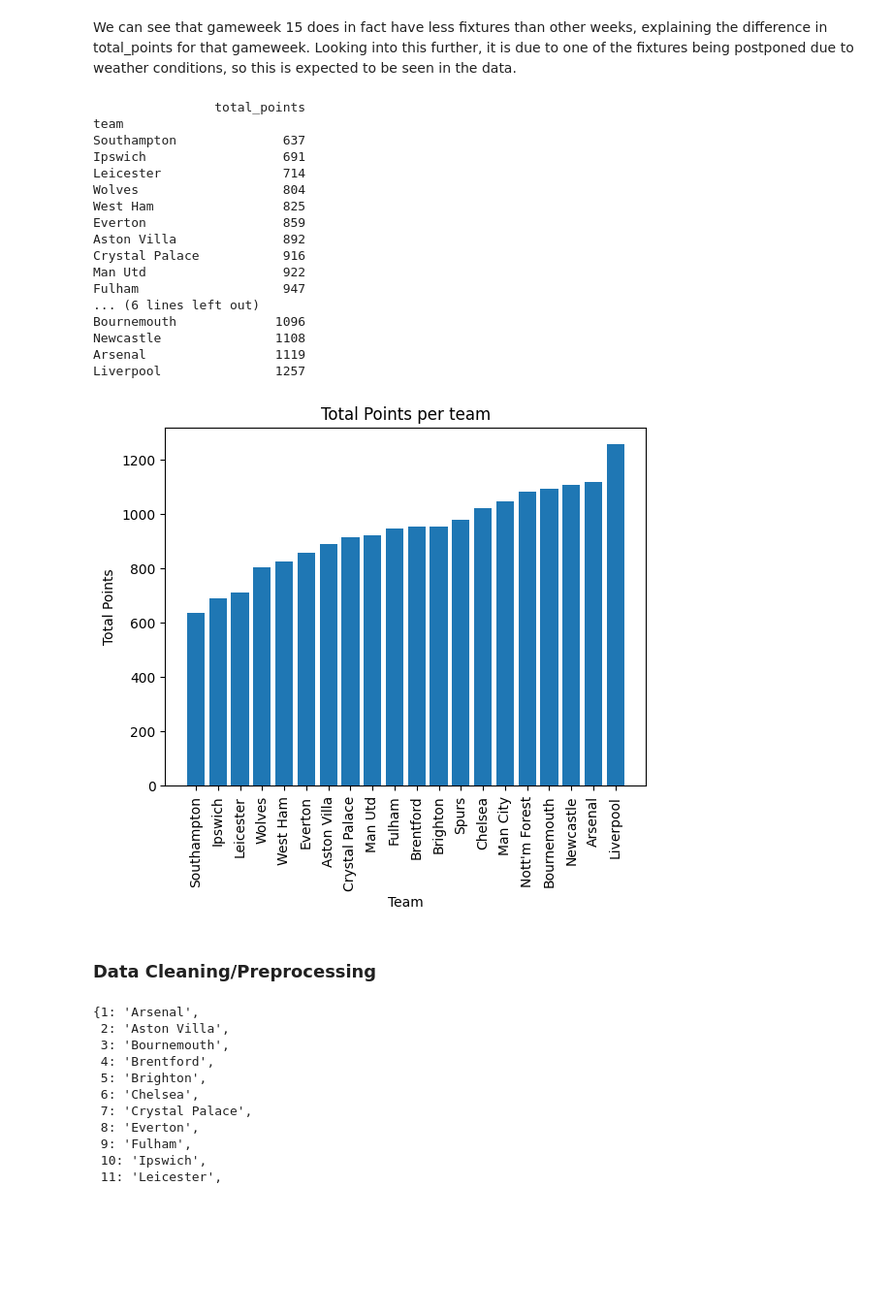
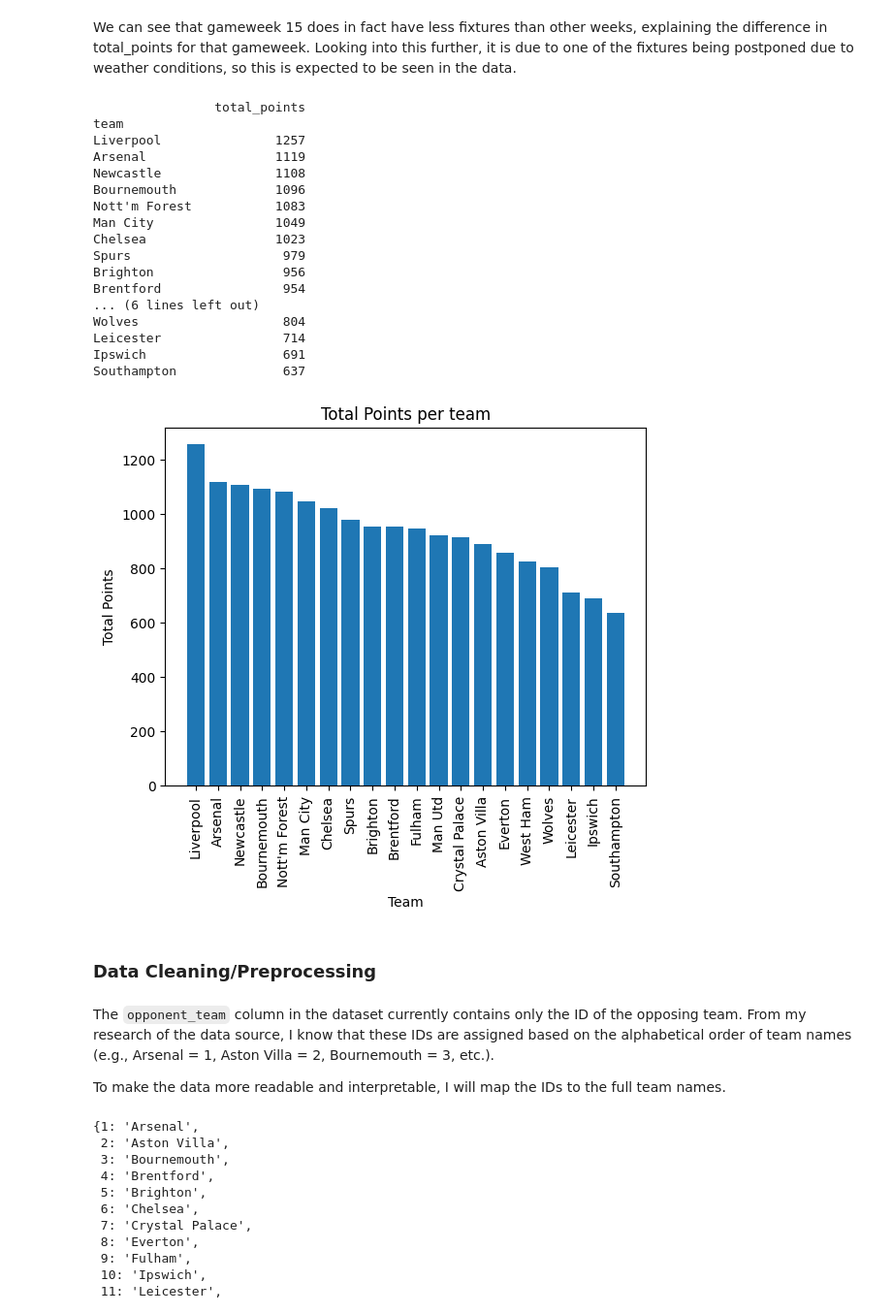
Before and after one commit to mattfurey1/fpl_points_predictor, a Jupyter notebook: project.ipynb, the cells around one changed output. Shown at 97% size. Saved outputs shown, nothing was run; the diff lists cells and outputs as text; code cells hidden in the pictures; blank space fills up the shorter version.

```diff
--- a/project.ipynb
+++ b/project.ipynb
@@ -263,38 +263,42 @@ df.groupby('GW').nunique()[['fixture']].rename(columns={'fixture' : 'unique_fixt
 We can see that gameweek 15 does in fact have less fixtures than other weeks, explaining the difference in total_points for that gameweek. Looking into this further, it is due to one of the fixtures being postponed due to weather conditions, so this is expected to be seen in the data.
 # %%
 # plot and inspect the total points per team
-gameweek_total_points = df.groupby('team').sum(numeric_only=True)[['total_points']].sort_values(by='total_points', ascending=True)
+gameweek_total_points = df.groupby('team').sum(numeric_only=True)[['total_points']].sort_values(by='total_points', ascending=False)
 
 print(gameweek_total_points, "\n")
 
 plt.bar(x=gameweek_total_points.index, height=gameweek_total_points['total_points'])
 
 plt.title('Total Points per team')
 plt.xlabel('Team')
 plt.ylabel('Total Points')
 plt.xticks(rotation=90)
 plt.show()
 # %% [output]
                 total_points
 team
+Liverpool               1257
+Arsenal                 1119
+Newcastle               1108
+Bournemouth             1096
+Nott'm Forest           1083
+Man City                1049
+Chelsea                 1023
+Spurs                    979
+Brighton                 956
+Brentford                954
+... (6 lines left out)
+Wolves                   804
+Leicester                714
+Ipswich                  691
 Southampton              637
-Ipswich                  691
-Leicester                714
-Wolves                   804
-West Ham                 825
-Everton                  859
-Aston Villa              892
-Crystal Palace           916
-Man Utd                  922
-Fulham                   947
-... (6 lines left out)
-Bournemouth             1096
-Newcastle               1108
-Arsenal                 1119
-Liverpool               1257
-[figure, old version]
+[figure, new version]
 # %% [markdown]
 ### Data Cleaning/Preprocessing
+# %% [markdown]
+The `opponent_team` column in the dataset currently contains only the ID of the opposing team. From my research of the data source, I know that these IDs are assigned based on the alphabetical order of team names (e.g., Arsenal = 1, Aston Villa = 2, Bournemouth = 3, etc.).
+
+To make the data more readable and interpretable, I will map the IDs to the full team names.
 # %%
 # Create a team ID, team Name dictionary using a dictionary comprehension and enumerate function
 # Enumerate function prints the values and their index, starting from 0 unless specified (here it is specified to start at 1)
```
Also changed, not shown: parts of 19 cells of this notebook.
